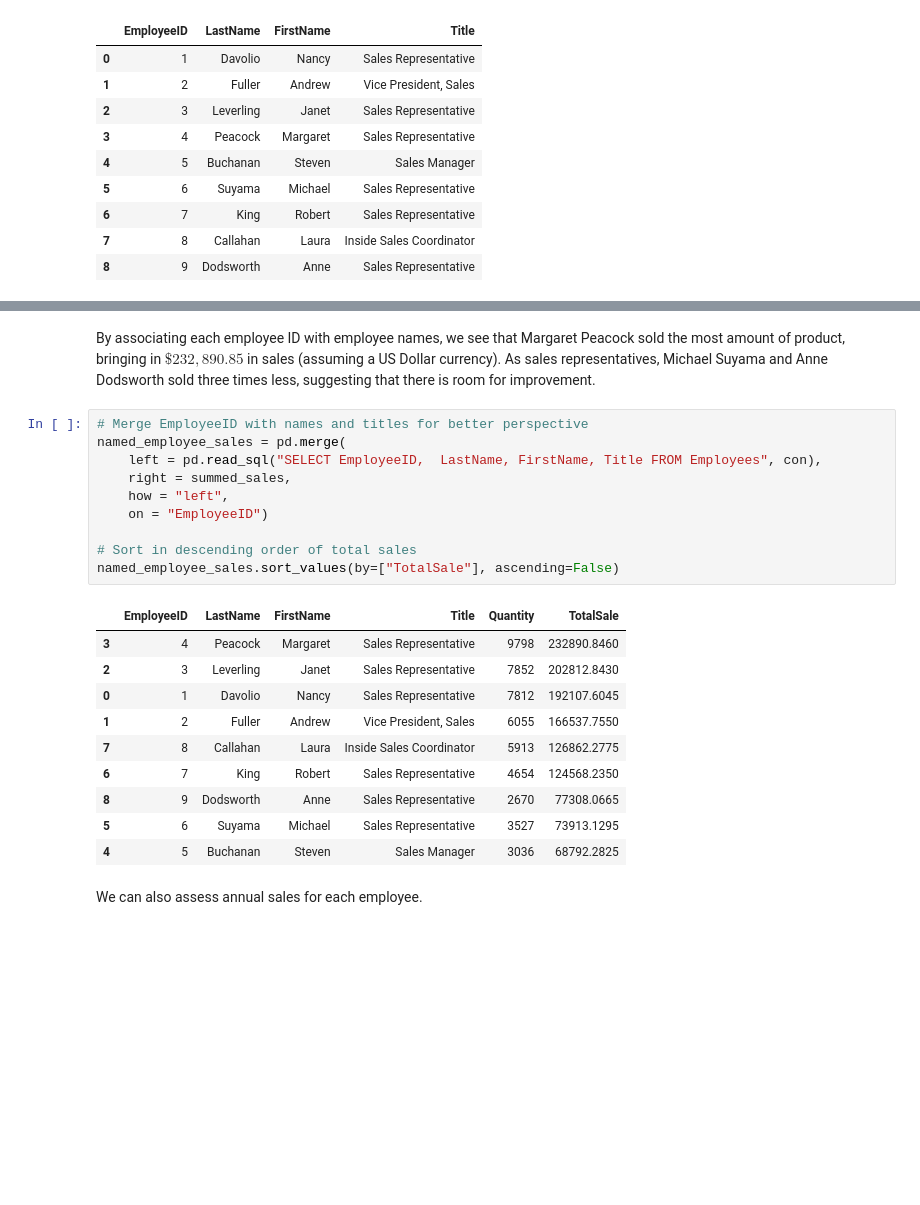
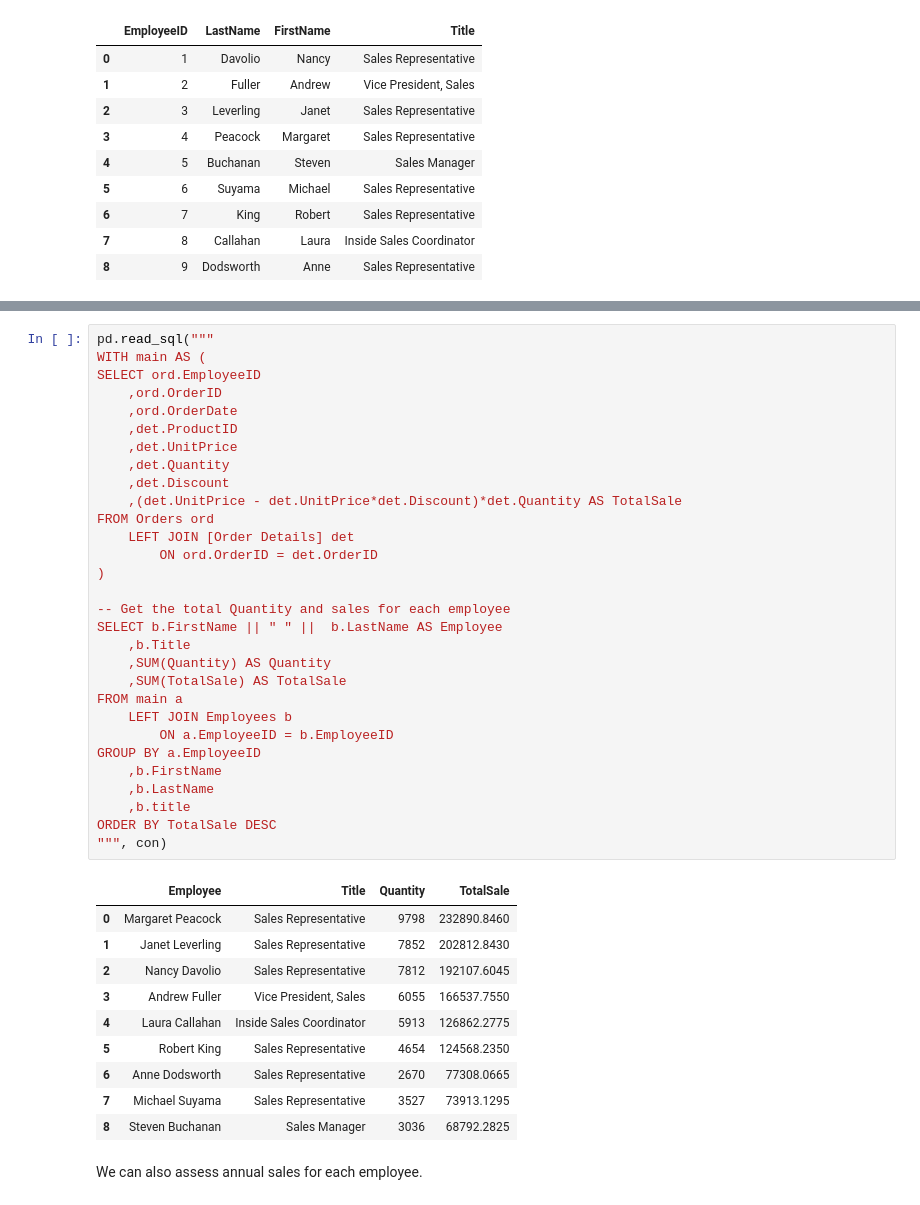
Before and after one commit to xaviergenelin/Big-Data-Project, a Jupyter notebook: Group_13_Part_2.ipynb, the cells around one changed output, grey strips where cells are left out. Saved outputs shown, nothing was run; the diff lists cells and outputs as text; blank space fills up the shorter version.

```diff
--- a/Group_13_Part_2.ipynb
+++ b/Group_13_Part_2.ipynb
@@ -78,26 +124,44 @@ summed_sales
-# %% [markdown]
-By associating each employee ID with employee names, we see that Margaret Peacock sold the most amount of product, bringing in $\$232,890.85$ in sales (assuming a US Dollar currency). As sales representatives, Michael Suyama and Anne Dodsworth sold three times less, suggesting that there is room for improvement.
-# %%
-# Merge EmployeeID with names and titles for better perspective
-named_employee_sales = pd.merge(
-    left = pd.read_sql("SELECT EmployeeID,  LastName, FirstName, Title FROM Employees", con),
-    right = summed_sales,
-    how = "left",
-    on = "EmployeeID")
-
-# Sort in descending order of total sales
-named_employee_sales.sort_values(by=["TotalSale"], ascending=False)
-# %% [output]
-|  | EmployeeID | LastName | FirstName | Title | Quantity | TotalSale |
-| 3 | 4 | Peacock | Margaret | Sales Representative | 9798 | 232890.8460 |
-| 2 | 3 | Leverling | Janet | Sales Representative | 7852 | 202812.8430 |
-| 0 | 1 | Davolio | Nancy | Sales Representative | 7812 | 192107.6045 |
-| 1 | 2 | Fuller | Andrew | Vice President, Sales | 6055 | 166537.7550 |
-| 7 | 8 | Callahan | Laura | Inside Sales Coordinator | 5913 | 126862.2775 |
-| 6 | 7 | King | Robert | Sales Representative | 4654 | 124568.2350 |
-| 8 | 9 | Dodsworth | Anne | Sales Representative | 2670 | 77308.0665 |
-| 5 | 6 | Suyama | Michael | Sales Representative | 3527 | 73913.1295 |
-| 4 | 5 | Buchanan | Steven | Sales Manager | 3036 | 68792.2825 |
+# %%
+pd.read_sql("""
+WITH main AS (
+SELECT ord.EmployeeID
+    ,ord.OrderID
+    ,ord.OrderDate
+    ,det.ProductID
+    ,det.UnitPrice
+    ,det.Quantity
+    ,det.Discount
+    ,(det.UnitPrice - det.UnitPrice*det.Discount)*det.Quantity AS TotalSale
+FROM Orders ord
+    LEFT JOIN [Order Details] det
+        ON ord.OrderID = det.OrderID
+)
+
+-- Get the total Quantity and sales for each employee
+SELECT b.FirstName || " " ||  b.LastName AS Employee
+    ,b.Title
+    ,SUM(Quantity) AS Quantity
+    ,SUM(TotalSale) AS TotalSale
+FROM main a
+    LEFT JOIN Employees b
+        ON a.EmployeeID = b.EmployeeID
+GROUP BY a.EmployeeID
+    ,b.FirstName
+    ,b.LastName
+    ,b.title
+ORDER BY TotalSale DESC
+""", con)
+# %% [output]
+|  | Employee | Title | Quantity | TotalSale |
+| 0 | Margaret Peacock | Sales Representative | 9798 | 232890.8460 |
+| 1 | Janet Leverling | Sales Representative | 7852 | 202812.8430 |
+| 2 | Nancy Davolio | Sales Representative | 7812 | 192107.6045 |
+| 3 | Andrew Fuller | Vice President, Sales | 6055 | 166537.7550 |
+| 4 | Laura Callahan | Inside Sales Coordinator | 5913 | 126862.2775 |
+| 5 | Robert King | Sales Representative | 4654 | 124568.2350 |
+| 6 | Anne Dodsworth | Sales Representative | 2670 | 77308.0665 |
+| 7 | Michael Suyama | Sales Representative | 3527 | 73913.1295 |
+| 8 | Steven Buchanan | Sales Manager | 3036 | 68792.2825 |
 # %% [markdown]
 We can also assess annual sales for each employee.
 # %%
```
Also changed, not shown: parts of 6 cells of this notebook.
